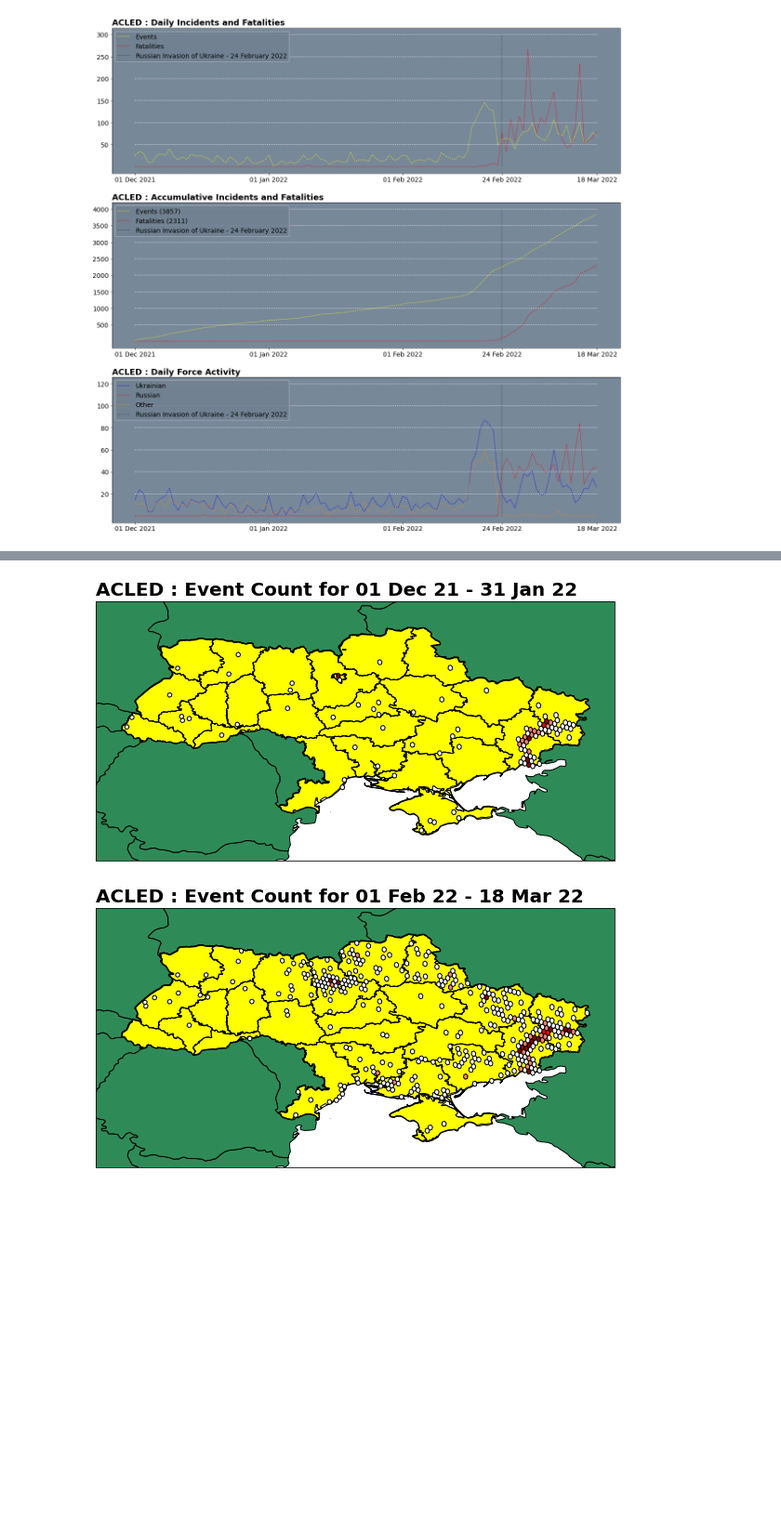
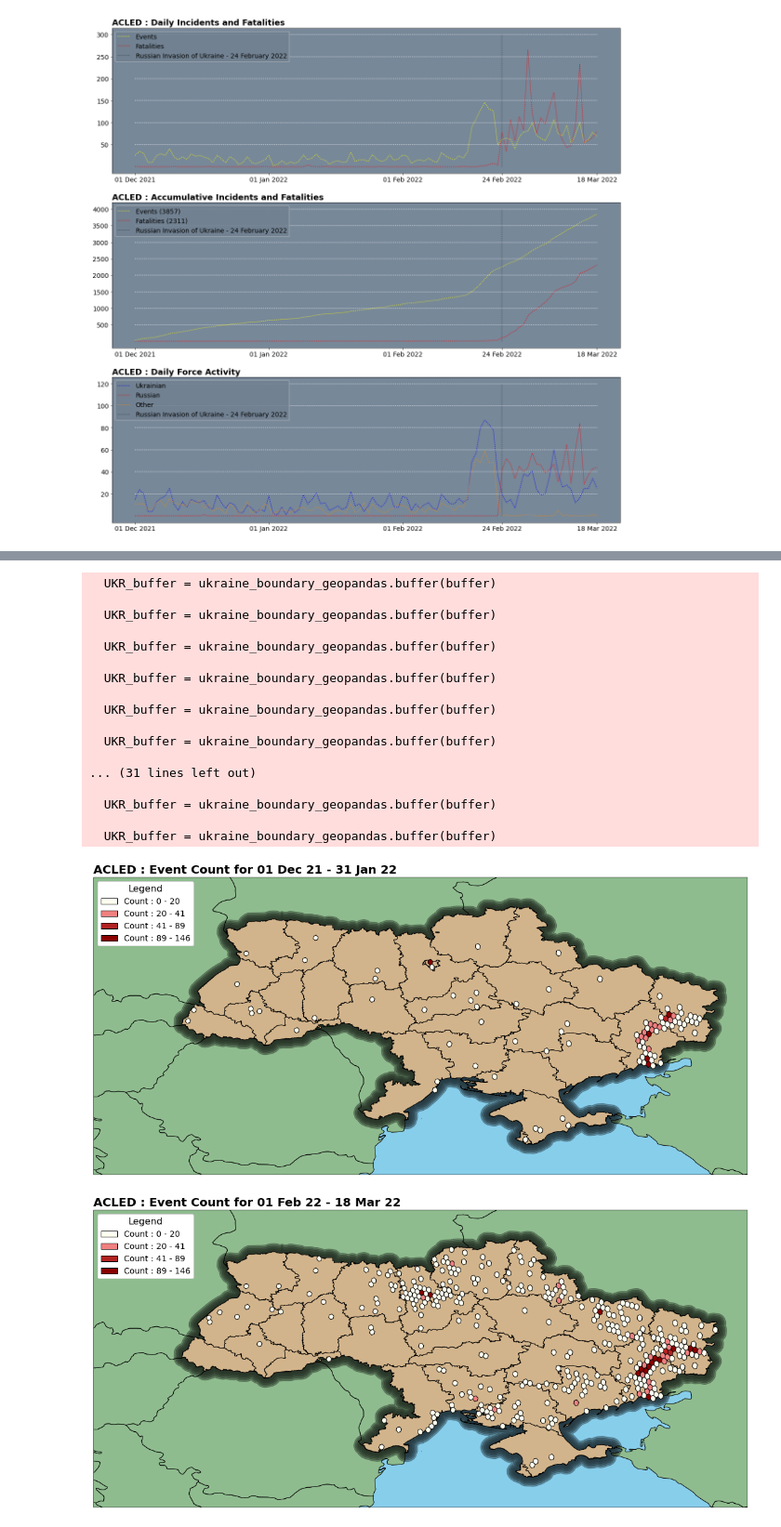
Before and after one commit to BW-GIS-Developer/EGM722-ACLED-Analysis, a Jupyter notebook: Python Code/EGM722_ACLED_Analysis.ipynb, the cells around one changed output, grey strips where cells are left out. Shown at 93% size. Cells and saved outputs as stored; diff of their text form; code cells hidden in the pictures; blank space fills up the shorter version.

```diff
--- a/Python Code/EGM722_ACLED_Analysis.ipynb
+++ b/Python Code/EGM722_ACLED_Analysis.ipynb
@@ -350,12 +351,12 @@ axis_list = [axis_4, axis_5]
 oblast_statistics = oblast_statistics.sort_values(by="Region", ascending=False)
 
 # Set titles
-axis_4.set_title("ACLED : Total Events by Ukranian Oblast",
+axis_4.set_title("ACLED : Total Events by Ukranian Oblast (01 Dec 21 - 18 Mar 22)",
                  fontsize=24,
                  loc="left",
                  weight="bold")
 
-axis_5.set_title("ACLED : Total Fatalities by Ukranian Oblast",
+axis_5.set_title("ACLED : Total Fatalities by Ukranian Oblast (01 Dec 21 - 18 Mar 22)",
                  fontsize=24,
                  loc="left",
                  weight="bold")
@@ -464,5 +477,5 @@ map_ax.set_extent([xmin - 5.5, xmax + 1, ymin - 1, ymax + 1], crs=map_crs)
 # %%
-def create_hexbins(acled, map, theme, sorted_NBJ):
+def create_hexbins(acled, map, theme, sorted_NBJ, colour_ramp):
 
     # List geometry values
     #acled_xy_list = acled["geometry"].values.tolist()
@@ -504,7 +517,7 @@ def create_hexbins(acled, map, theme, sorted_NBJ):
 
     h3_geopandas.sort_values(by=theme)
 
-    colour_ramp = ["ghostwhite", "salmon", "r", "darkred"]
+    #colour_ramp = ["mistyrose", "lightcoral", "firebrick", "darkred"]
 
     hexbins = h3_geopandas["Hexbin"].values.tolist()
 
@@ -539,11 +552,11 @@ map_list = {
     "map_hex_fatal_2" : {"Title" : "ACLED : Fatalities for 01 Feb 22 - 18 Mar 22", "GPD" : acled_daterange_me}
     }
 
-oblast_outline = ShapelyFeature(ukraine_oblast_geopandas["geometry"], map_crs, edgecolor='k', facecolor='None')
+oblast_outline = ShapelyFeature(ukraine_oblast_geopandas["geometry"], map_crs, edgecolor='k', facecolor='tan')
 
 for map_theme, vals in map_list.items():
 
-    map = plt.figure(figsize=(10,30))
+    map = plt.figure(figsize=(20,30))
 
     map_crs = ccrs.Mercator()
 
@@ -553,37 +566,75 @@ for map_theme, vals in map_list.items():
         theme = "count"
     elif map_theme.startswith("map_hex_fatal"):
         theme = "fatalities"
 
     acled_daily_statistics["NBJ"] = pd.cut(
         acled_daily_statistics[theme],
         bins=jenkspy.jenks_breaks(acled_daily_statistics[theme], nb_class=4),
         include_lowest=True)
 
     set_NBJ = set(acled_daily_statistics["NBJ"].values.tolist())
 
     list_NBJ = list(set_NBJ)
 
     list_sort = []
 
     for i in list_NBJ:
         list_sort.append(int(i.right))
 
     list_sort.sort()
 
+    leg_handle = []
+
+    leg_lable = []
+
+    for i, v in enumerate(list_sort):
+
+        leg_handle.append(mpatch.Rectangle((0, 0), 1, 1, facecolor=colour_ramp[i], edgecolor="k"))
+
+        if i == 0:
+            leg_lable.append("{} : {} - {}".format(theme.capitalize(), 0, list_sort[i]))
+        else:
+            leg_lable.append("{} : {} - {}".format(theme.capitalize(), list_sort[i-1], list_sort[i]))
+
     map_ax.set_title(vals["Title"],
                     fontsize=20,
                     weight="bold",
                     loc="left")
 
-    map_ax.set_facecolor="blue"
+    map_ax.add_feature(GLB_outline)
 
-    map_ax.add_feature(GLB_outline)
-    map_ax.add_feature(UKR_outline)
+    buffers = [0.05, 0.1, 0.15, 0.2, 0.25, 0.3]
+
+    for buffer in buffers:
+        UKR_buffer = ukraine_boundary_geopandas.buffer(buffer)
+        UKR_buffer = ShapelyFeature(UKR_buffer, map_crs, edgecolor='k', facecolor='black', alpha=buffer)
+        map_ax.add_feature(UKR_buffer)
+
+    map_ax.legend(leg_handle, leg_lable, title="Legend", loc="upper left", framealpha=1, fontsize=14, title_fontsize=16)
+
     map_ax.add_feature(oblast_outline)
+    map_ax.set_facecolor("skyblue")
 
-    map_ax.set_extent([xmin - 1, xmax + 1, ymin - 1, ymax + 1], crs=map_crs)
+    map_ax.set_extent([xmin - 3, xmax + 1, ymin - 1, ymax + 1], crs=map_crs)
 
-    create_hexbins(vals["GPD"], map_ax, theme, list_sort)
+    create_hexbins(vals["GPD"], map_ax, theme, list_sort, colour_ramp)
 # %% [output]
+  UKR_buffer = ukraine_boundary_geopandas.buffer(buffer)
+
+  UKR_buffer = ukraine_boundary_geopandas.buffer(buffer)
+
+  UKR_buffer = ukraine_boundary_geopandas.buffer(buffer)
+
+  UKR_buffer = ukraine_boundary_geopandas.buffer(buffer)
+
+  UKR_buffer = ukraine_boundary_geopandas.buffer(buffer)
+
+  UKR_buffer = ukraine_boundary_geopandas.buffer(buffer)
+
+... (31 lines left out)
+
+  UKR_buffer = ukraine_boundary_geopandas.buffer(buffer)
+
+  UKR_buffer = ukraine_boundary_geopandas.buffer(buffer)
-[figure, old version]
+[figure, new version]
-[figure, old version]
+[figure, new version]
```
Also changed, not shown: parts of 4 cells of this notebook, 1 other file.
